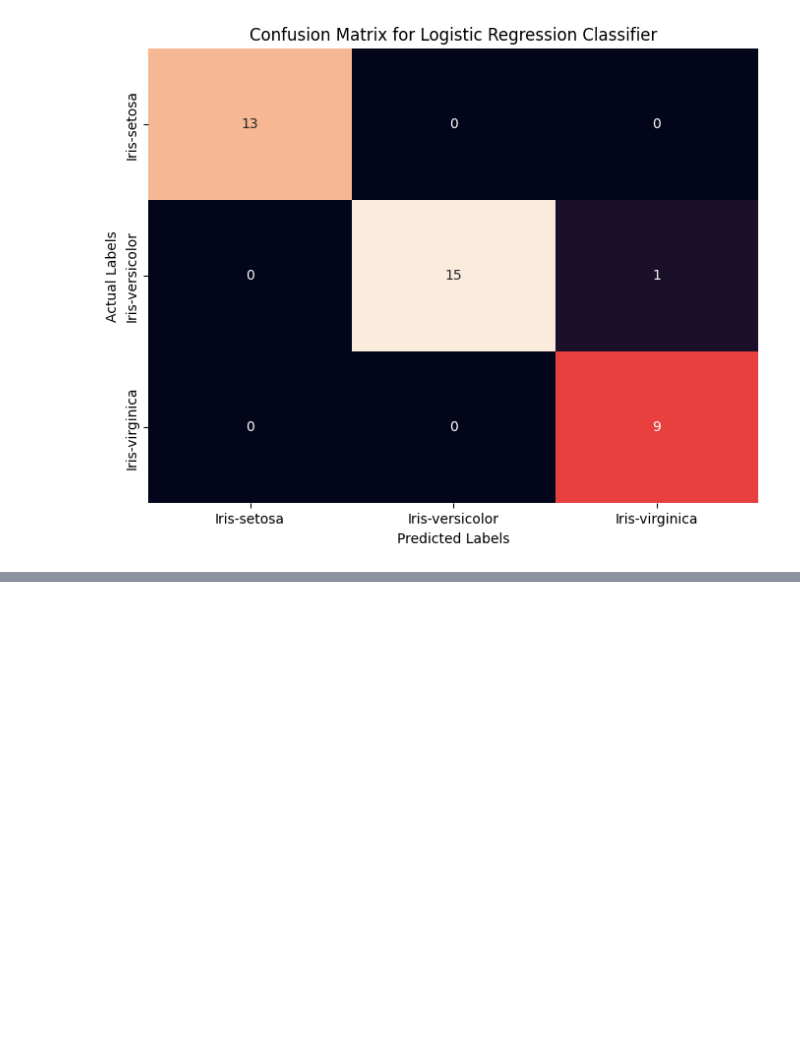
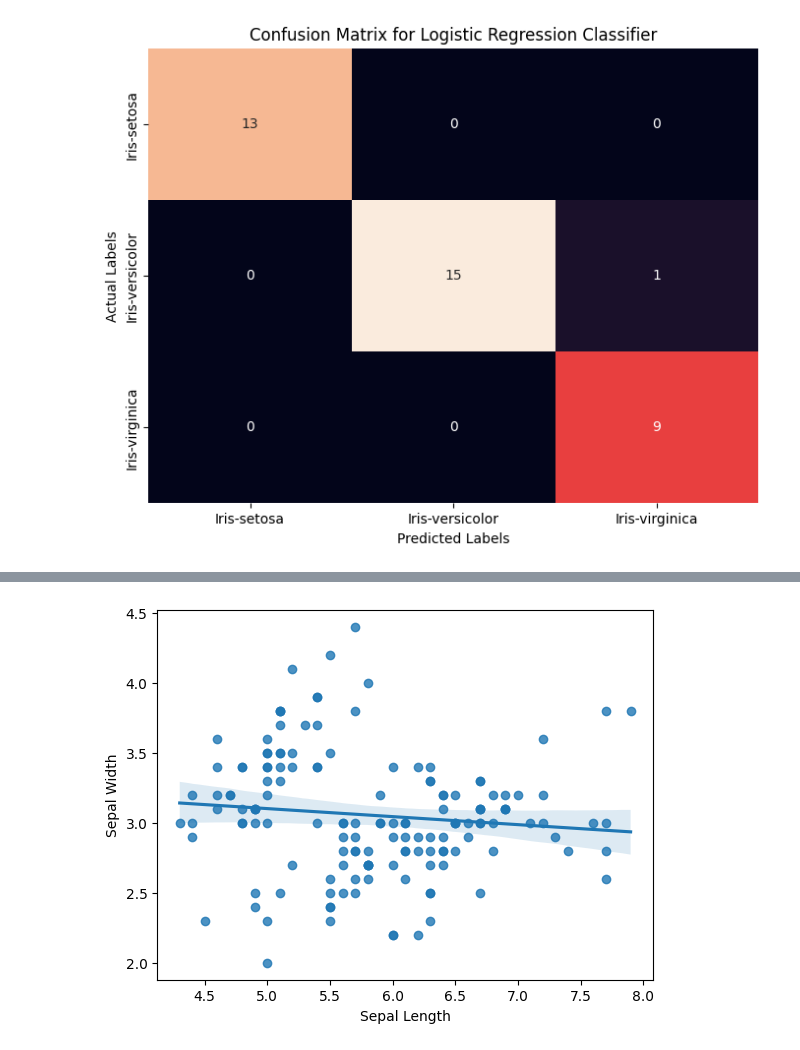
Before and after one commit to Mohammed-Khubaib/ML, a Jupyter notebook: Logistic_regression/Logistic_Regression.ipynb, the cells around one changed output, grey strips where cells are left out. Drawn from its saved outputs; the diff is of its cells as text; code cells hidden in the pictures; blank space fills up the shorter version.

```diff
--- a/Logistic_regression/Logistic_Regression.ipynb
+++ b/Logistic_regression/Logistic_Regression.ipynb
@@ -84,0 +88,5 @@ plt.show()
+# %%
+sns.regplot(x='Sepal Length',y='Sepal Width',data=dataset)
+plt.show()
+# %% [output]
+[figure, added]
```
Also changed, not shown: parts of 9 cells of this notebook.
